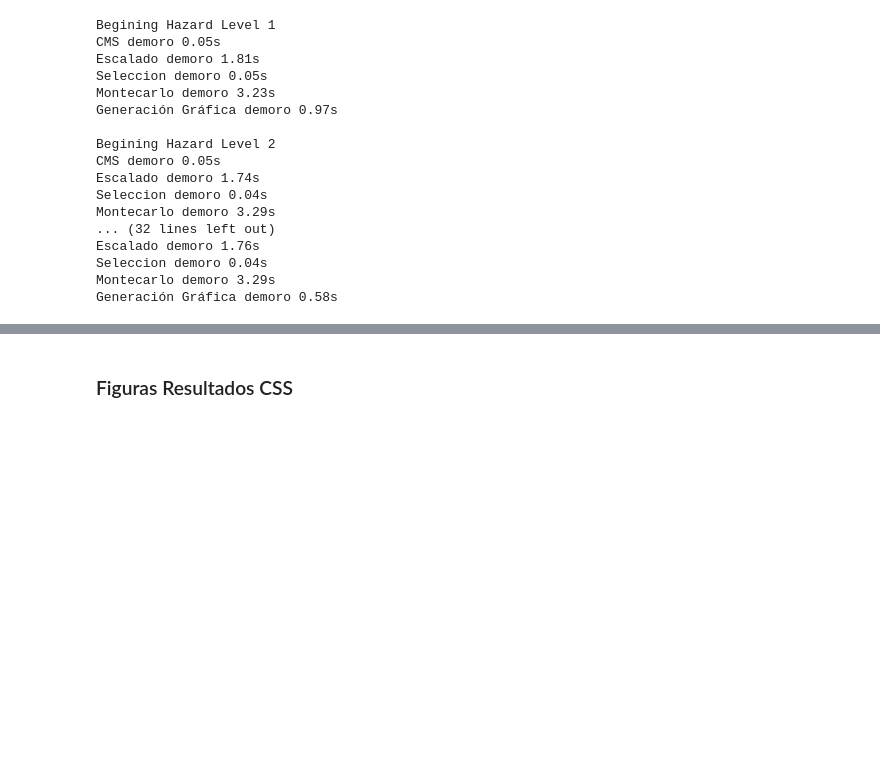
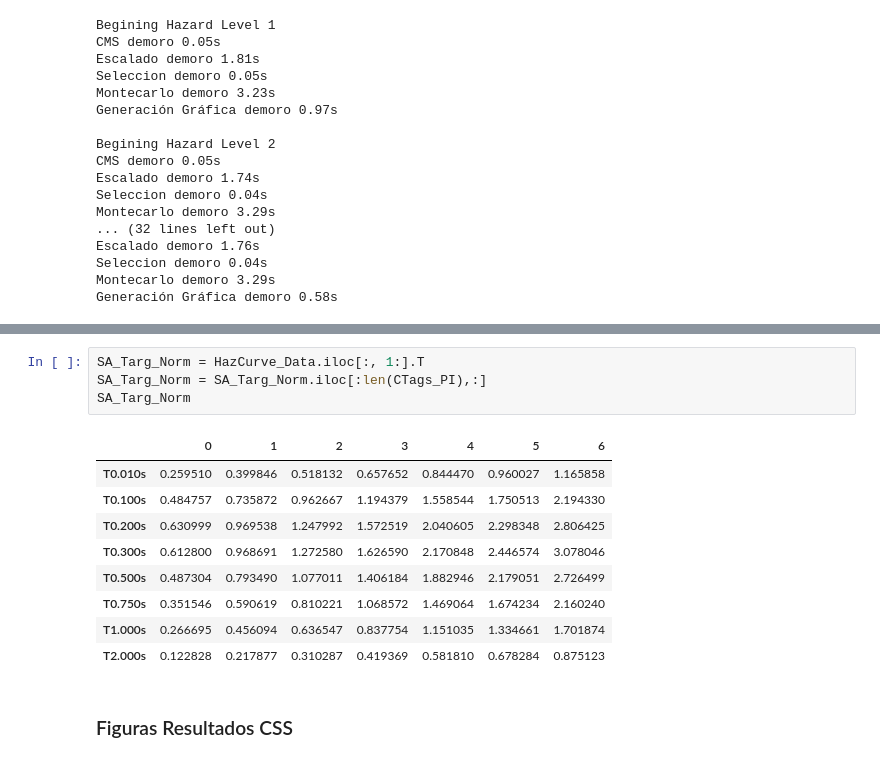
Before and after one commit to capajaro/CSS_UN, a Jupyter notebook: CSS_Calculation.ipynb, the cells around one changed output, grey strips where cells are left out. Drawn from its saved outputs; the diff is of its cells as text; blank space fills up the shorter version.

```diff
--- a/CSS_Calculation.ipynb
+++ b/CSS_Calculation.ipynb
@@ -668,3 +682,17 @@ TypeError: ignored
+# %%
+SA_Targ_Norm = HazCurve_Data.iloc[:, 1:].T
+SA_Targ_Norm = SA_Targ_Norm.iloc[:len(CTags_PI),:]
+SA_Targ_Norm
+# %% [output]
+|  | 0 | 1 | 2 | 3 | 4 | 5 | 6 |
+| T0.010s | 0.259510 | 0.399846 | 0.518132 | 0.657652 | 0.844470 | 0.960027 | 1.165858 |
+| T0.100s | 0.484757 | 0.735872 | 0.962667 | 1.194379 | 1.558544 | 1.750513 | 2.194330 |
+| T0.200s | 0.630999 | 0.969538 | 1.247992 | 1.572519 | 2.040605 | 2.298348 | 2.806425 |
+| T0.300s | 0.612800 | 0.968691 | 1.272580 | 1.626590 | 2.170848 | 2.446574 | 3.078046 |
+| T0.500s | 0.487304 | 0.793490 | 1.077011 | 1.406184 | 1.882946 | 2.179051 | 2.726499 |
+| T0.750s | 0.351546 | 0.590619 | 0.810221 | 1.068572 | 1.469064 | 1.674234 | 2.160240 |
+| T1.000s | 0.266695 | 0.456094 | 0.636547 | 0.837754 | 1.151035 | 1.334661 | 1.701874 |
+| T2.000s | 0.122828 | 0.217877 | 0.310287 | 0.419369 | 0.581810 | 0.678284 | 0.875123 |
 # %% [markdown]
 ### Figuras Resultados CSS
 # %%
```
Also changed, not shown: parts of 2 cells of this notebook.
